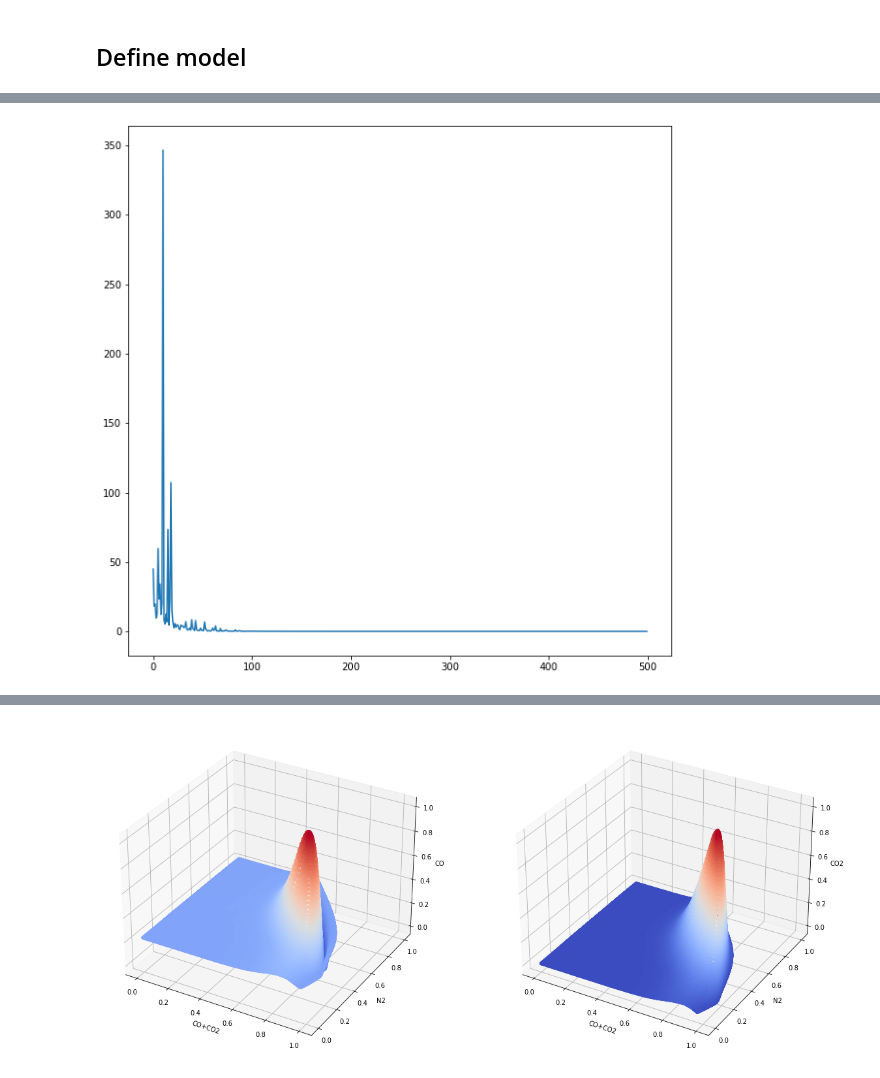
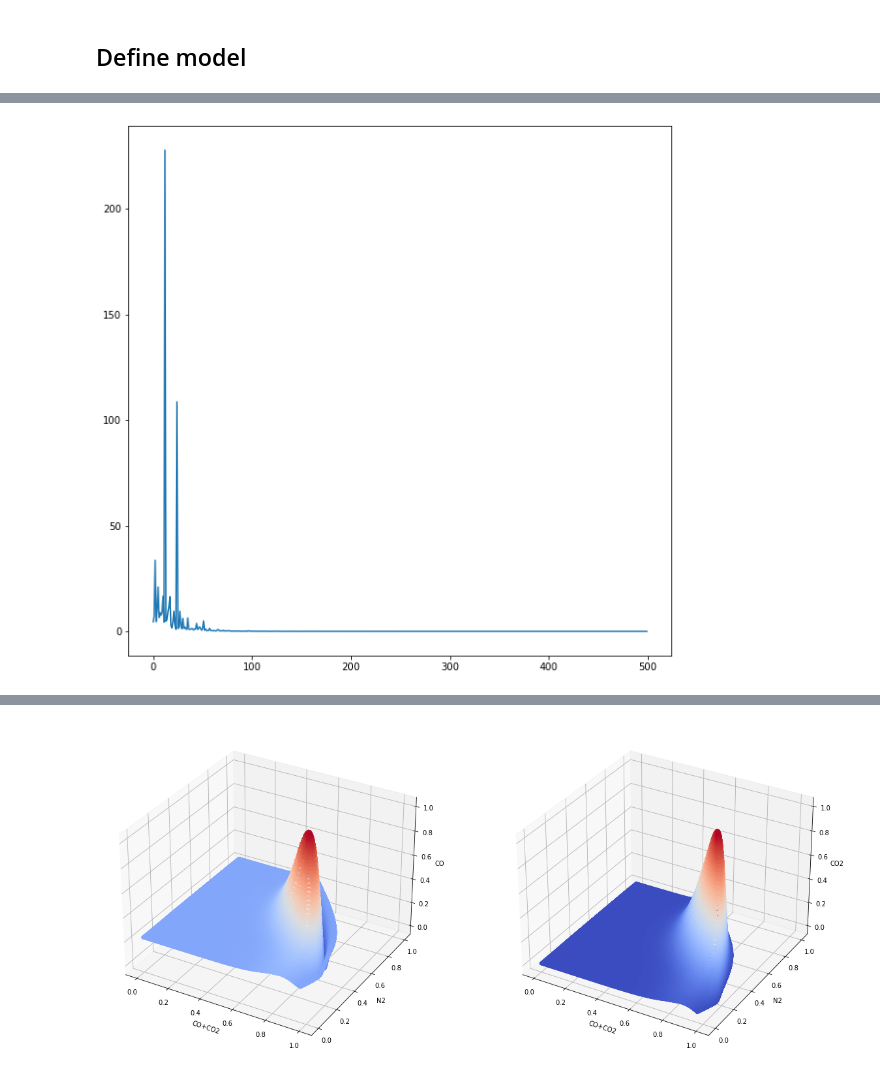
Before and after one commit to charlesxu90/flame_ann, a Jupyter notebook: flame_ann1_CO_CO2.ipynb, the cells around one changed output, grey strips where cells are left out. Drawn from its saved outputs; the diff is of its cells as text; code cells hidden in the pictures.

```diff
--- a/flame_ann1_CO_CO2.ipynb
+++ b/flame_ann1_CO_CO2.ipynb
@@ -131,15 +131,15 @@ import datetime
 import numpy as np
 
 net = torch.nn.Sequential(
-        torch.nn.Linear(2, 160),
+        torch.nn.Linear(2, 100),
         torch.nn.LeakyReLU(),
-        torch.nn.Linear(160, 80),
+        torch.nn.Linear(100, 200),
         torch.nn.LeakyReLU(),
-        torch.nn.Linear(80, 80),
+        torch.nn.Linear(200, 200),
         torch.nn.LeakyReLU(),
-        torch.nn.Linear(80, 40),
+        torch.nn.Linear(200, 100),
         torch.nn.LeakyReLU(),
-        torch.nn.Linear(40, 2),
+        torch.nn.Linear(100, 2),
     ).to(device)
 
 optimizer = torch.optim.Adam(net.parameters(), lr=lr)
@@ -186 +186 @@ Final MSEloss=0.09732172638177872
-[figure, old version]
+[figure, new version]
```
Also changed, not shown: parts of 6 cells of this notebook, 7 other files.
